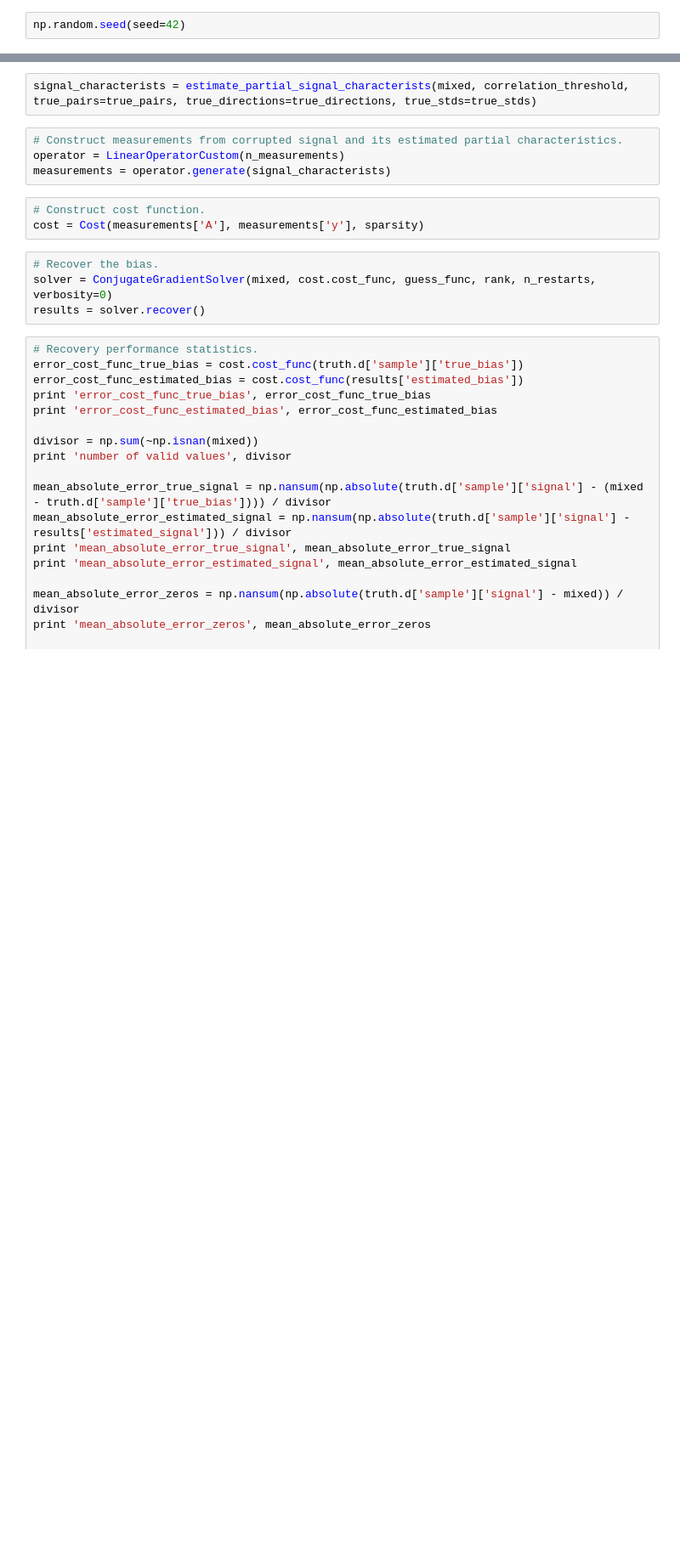
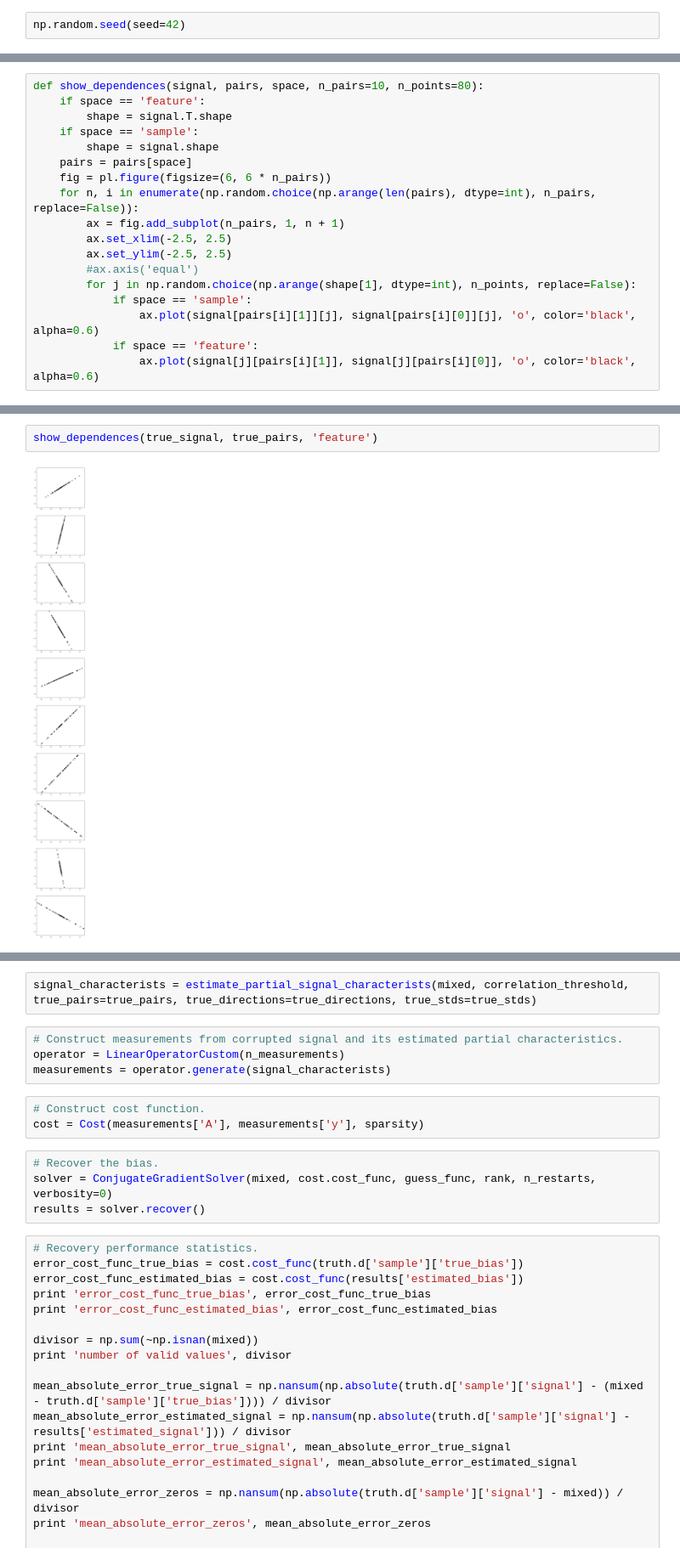
Before and after one commit to a378ec99/bcn, a Jupyter notebook: bcn/examples/Example.ipynb, the cells around one changed output, grey strips where cells are left out. Shown at 85% size. Saved outputs shown, nothing was run; the diff lists cells and outputs as text; blank space fills up the shorter version.

```diff
--- a/bcn/examples/Example.ipynb
+++ b/bcn/examples/Example.ipynb
@@ -23,0 +32,18 @@ fig.savefig('test')
+# %%
+def show_dependences(signal, pairs, space, n_pairs=10, n_points=80):
+    if space == 'feature':
+        shape = signal.T.shape
+    if space == 'sample':
+        shape = signal.shape
+    pairs = pairs[space]
+    fig = pl.figure(figsize=(6, 6 * n_pairs))
+    for n, i in enumerate(np.random.choice(np.arange(len(pairs), dtype=int), n_pairs, replace=False)):
+        ax = fig.add_subplot(n_pairs, 1, n + 1)
+        ax.set_xlim(-2.5, 2.5)
+        ax.set_ylim(-2.5, 2.5)
+        #ax.axis('equal')
+        for j in np.random.choice(np.arange(shape[1], dtype=int), n_points, replace=False):
+            if space == 'sample':
+                ax.plot(signal[pairs[i][1]][j], signal[pairs[i][0]][j], 'o', color='black', alpha=0.6)
+            if space == 'feature':
+                ax.plot(signal[j][pairs[i][1]], signal[j][pairs[i][0]], 'o', color='black', alpha=0.6)
@@ -50,0 +104,4 @@ true_stds = {'sample': truth.d['sample']['true_stds'], 'feature': truth.d['featu
+# %%
+show_dependences(true_signal, true_pairs, 'feature')
+# %% [output]
+[figure, added]
```
Also changed, not shown: parts of 13 cells of this notebook.
